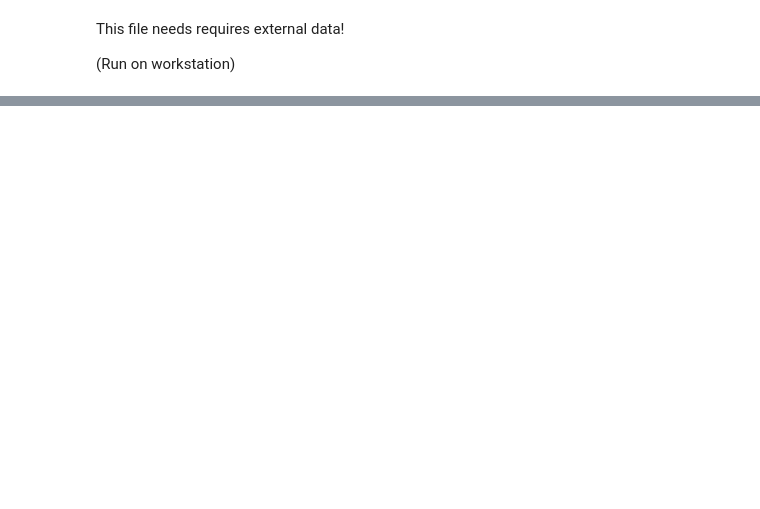
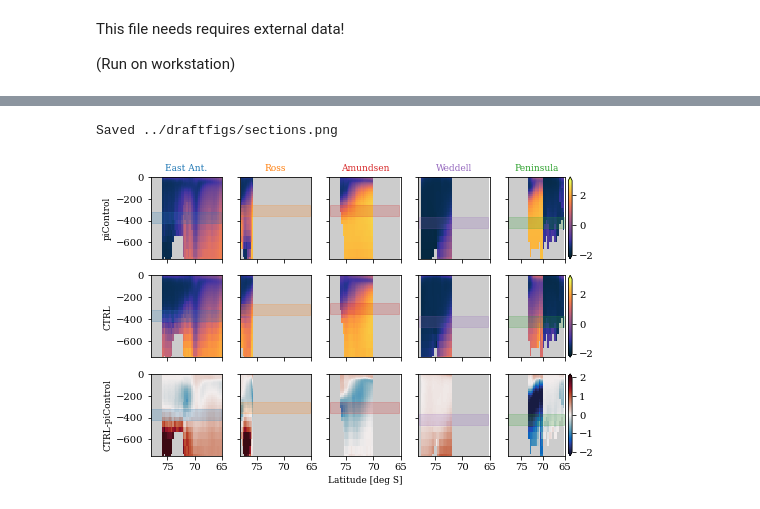
Before and after one commit to erwinlambert/feedback, a Jupyter notebook: notebooks/Plot_ece_sections.ipynb, the cells around one changed output, grey strips where cells are left out. Drawn from its saved outputs; the diff is of its cells as text; code cells hidden in the pictures; blank space fills up the shorter version.

Commit message:
sections for all regions, code to make video

```diff
--- a/notebooks/Plot_ece_sections.ipynb
+++ b/notebooks/Plot_ece_sections.ipynb
@@ -253,0 +151,36 @@ plt.show()
+# %%
+def plot_TS_anom(plotvars,cmaps,vmin,vmax,ylabels,lat0,zz,title=None,savename=None):
+
+    mpl.rcParams['figure.subplot.top'] = .9
+
+    fig,ax = plt.subplots(len(plotvars),len(ut.basin),sharex=True,sharey=True)
+
+    for b,bas in enumerate(ut.basin):
+
+        for v,vv in enumerate(plotvars):
+            cmapp = plt.get_cmap(cmaps[v]).copy()
+            cmapp.set_bad('.8')
+
+            im = ax[v,b].pcolormesh(lat0,-levmid,vv[b,:,:],shading='nearest',cmap=cmapp,vmin=vmin[v],vmax=vmax[v])
+            if b==4:
+                plt.colorbar(im,ax=ax[v,b],extend='both')
+            ax[v,b].fill_between(lat0,lat0*0-zz[b]-50,lat0*0-zz[b]+50,color=ut.bcol[bas],alpha=.2)
+            if b==0:
+                ax[v,b].set_ylabel(ylabels[v])
+
+        ax[0,b].set_title(bas,c=ut.bcol[bas])
+
+    ax[0,0].set_ylim([-750,0])
+    ax[0,0].set_xticks([-75,-70,-65])
+    ax[0,0].set_xticklabels(['75','70','65'])
+    ax[-1,2].set_xlabel('Latitude [deg S]')
+    fig.suptitle(title)
+    #fig.supylabel('Depth [m]')
+
+    if savename is not None:
+        plt.savefig(savename,dpi=450)
+        print(f'Saved {savename}')
+    plt.show()
+# %%
+T0c,lat0,zz = get_section('piControl','thetao',0,500)
+T1c,lat0,zz = get_section('n011','thetao',0,150)
@@ -253,0 +205,11 @@ plt.show()
+# %%
+plotvars = [T0c,T1c,T1c-T0c]
+cmaps = np.array(['cmo.thermal','cmo.thermal','cmo.balance'])
+vmin = np.array([-2,-2,-2])
+vmax = np.array([3,3,2])
+ylabels = ['piControl','CTRL','CTRL-piControl']
+
+plot_TS_anom(plotvars,cmaps,vmin,vmax,ylabels,lat0,zz,savename=f'../draftfigs/sections.png')
+# %% [output]
+Saved ../draftfigs/sections.png
+[figure, added]
```
Also changed, not shown: parts of 10 cells of this notebook, 45 other files.
